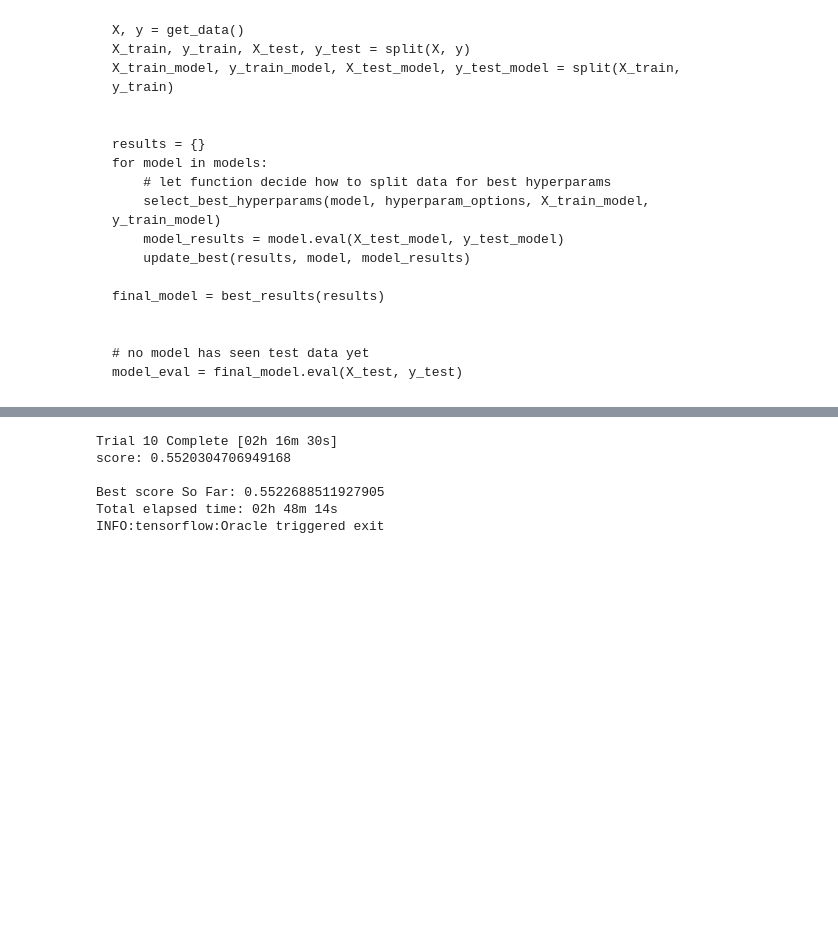
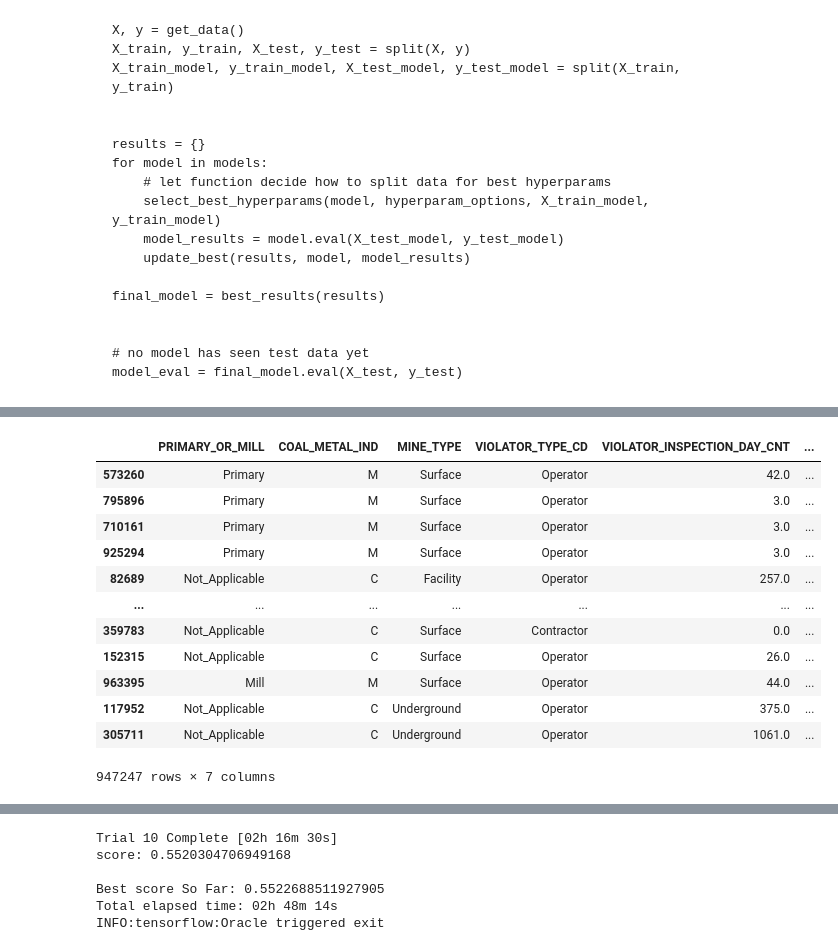
Before and after one commit to jacobdwatters/NIOSH-Project, a Jupyter notebook: SIG_SUB_Classifier.ipynb, the cells around one changed output, grey strips where cells are left out. Saved outputs shown, nothing was run; the diff lists cells and outputs as text; code cells hidden in the pictures; blank space fills up the shorter version.

```diff
--- a/SIG_SUB_Classifier.ipynb
+++ b/SIG_SUB_Classifier.ipynb
@@ -193,0 +184,16 @@ y_train shape: (357284,)
+# %%
+X_train
+# %% [output]
+|  | PRIMARY_OR_MILL | COAL_METAL_IND | MINE_TYPE | VIOLATOR_TYPE_CD | VIOLATOR_INSPECTION_DAY_CNT | ... |
+| 573260 | Primary | M | Surface | Operator | 42.0 | ... |
+| 795896 | Primary | M | Surface | Operator | 3.0 | ... |
+| 710161 | Primary | M | Surface | Operator | 3.0 | ... |
+| 925294 | Primary | M | Surface | Operator | 3.0 | ... |
+| 82689 | Not_Applicable | C | Facility | Operator | 257.0 | ... |
+| ... | ... | ... | ... | ... | ... | ... |
+| 359783 | Not_Applicable | C | Surface | Contractor | 0.0 | ... |
+| 152315 | Not_Applicable | C | Surface | Operator | 26.0 | ... |
+| 963395 | Mill | M | Surface | Operator | 44.0 | ... |
+| 117952 | Not_Applicable | C | Underground | Operator | 375.0 | ... |
+| 305711 | Not_Applicable | C | Underground | Operator | 1061.0 | ... |
+947247 rows × 7 columns
```
Also changed, not shown: parts of 21 cells of this notebook, 2 other files.
